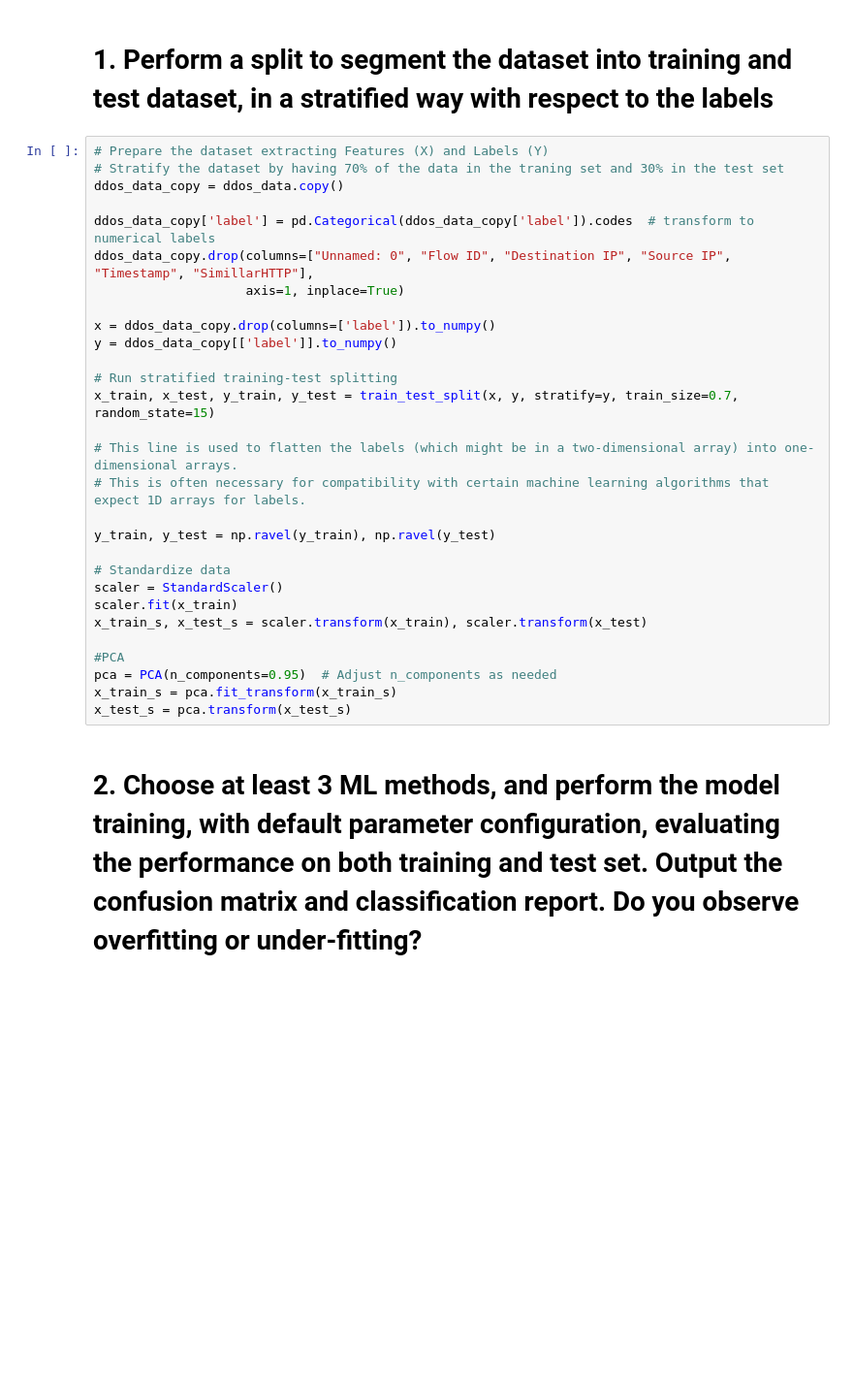
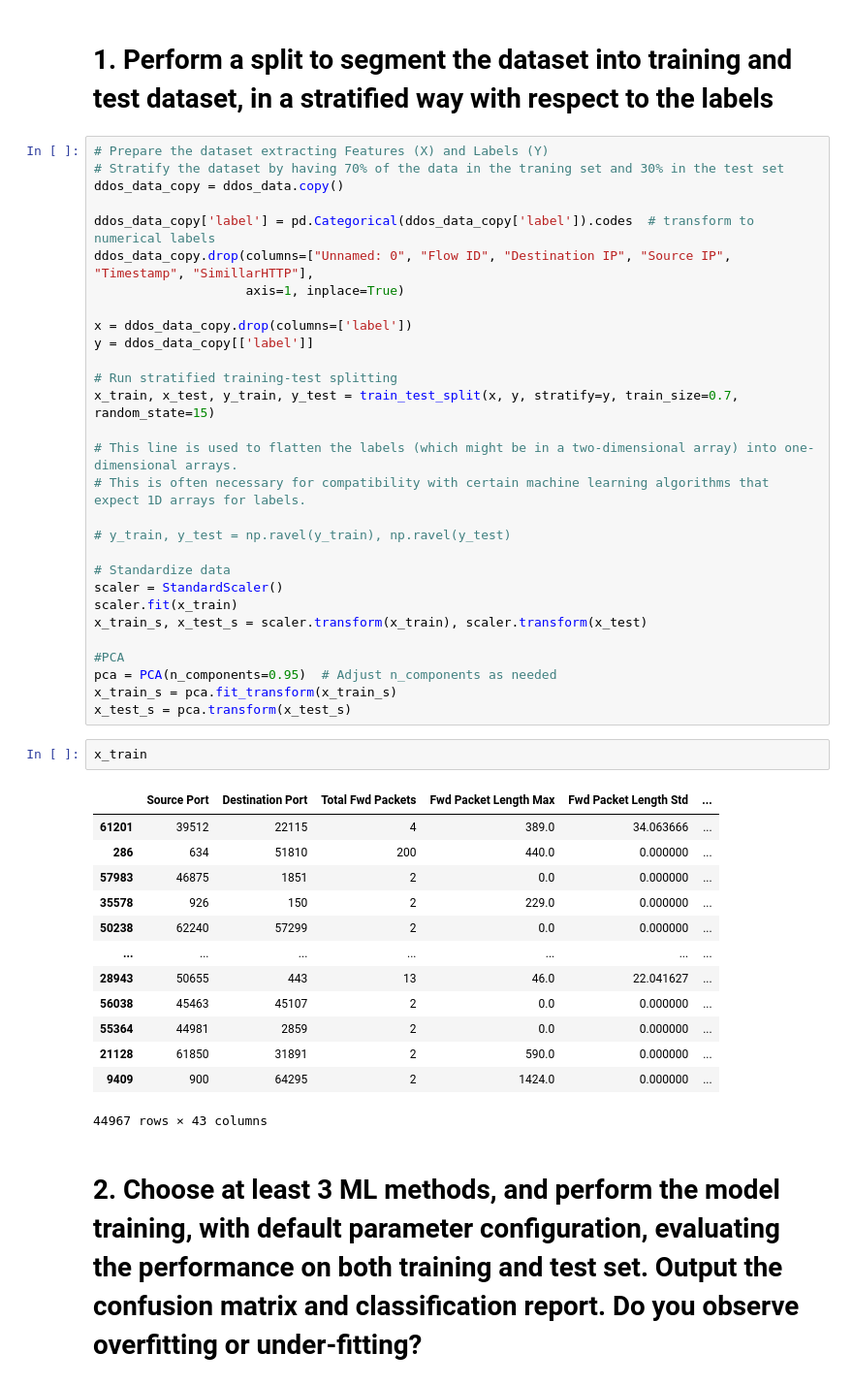
Before and after one commit to n4rciso/DDoS-Detection-using-Machine-Learning, a Jupyter notebook: ToSubmit/ML4N_Project_group9_Section_2.ipynb, the cells around one changed output. Shown: that part at 97% size. Cells and saved outputs as stored; diff of their text form; blank space fills up the shorter version.

```diff
--- a/ToSubmit/ML4N_Project_group9_Section_2.ipynb
+++ b/ToSubmit/ML4N_Project_group9_Section_2.ipynb
@@ -51,8 +51,8 @@ ddos_data_copy['label'] = pd.Categorical(ddos_data_copy['label']).codes  # trans
 ddos_data_copy.drop(columns=["Unnamed: 0", "Flow ID", "Destination IP", "Source IP", "Timestamp", "SimillarHTTP"],
                     axis=1, inplace=True)
 
-x = ddos_data_copy.drop(columns=['label']).to_numpy()
-y = ddos_data_copy[['label']].to_numpy()
+x = ddos_data_copy.drop(columns=['label'])
+y = ddos_data_copy[['label']]
 
 # Run stratified training-test splitting
 x_train, x_test, y_train, y_test = train_test_split(x, y, stratify=y, train_size=0.7, random_state=15)
@@ -60,7 +60,7 @@ x_train, x_test, y_train, y_test = train_test_split(x, y, stratify=y, train_size
 # This line is used to flatten the labels (which might be in a two-dimensional array) into one-dimensional arrays.
 # This is often necessary for compatibility with certain machine learning algorithms that expect 1D arrays for labels.
 
-y_train, y_test = np.ravel(y_train), np.ravel(y_test)
+# y_train, y_test = np.ravel(y_train), np.ravel(y_test)
 
 # Standardize data
 scaler = StandardScaler()
@@ -71,6 +71,22 @@ x_train_s, x_test_s = scaler.transform(x_train), scaler.transform(x_test)
 pca = PCA(n_components=0.95)  # Adjust n_components as needed
 x_train_s = pca.fit_transform(x_train_s)
 x_test_s = pca.transform(x_test_s)
+# %%
+x_train
+# %% [output]
+|  | Source Port | Destination Port | Total Fwd Packets | Fwd Packet Length Max | Fwd Packet Length Std | ... |
+| 61201 | 39512 | 22115 | 4 | 389.0 | 34.063666 | ... |
+| 286 | 634 | 51810 | 200 | 440.0 | 0.000000 | ... |
+| 57983 | 46875 | 1851 | 2 | 0.0 | 0.000000 | ... |
+| 35578 | 926 | 150 | 2 | 229.0 | 0.000000 | ... |
+| 50238 | 62240 | 57299 | 2 | 0.0 | 0.000000 | ... |
+| ... | ... | ... | ... | ... | ... | ... |
+| 28943 | 50655 | 443 | 13 | 46.0 | 22.041627 | ... |
+| 56038 | 45463 | 45107 | 2 | 0.0 | 0.000000 | ... |
+| 55364 | 44981 | 2859 | 2 | 0.0 | 0.000000 | ... |
+| 21128 | 61850 | 31891 | 2 | 590.0 | 0.000000 | ... |
+| 9409 | 900 | 64295 | 2 | 1424.0 | 0.000000 | ... |
+44967 rows × 43 columns
 # %% [markdown]
 # 2. Choose at least 3 ML methods, and perform the model training, with default parameter configuration, evaluating the performance on both training and test set. Output the confusion matrix and classification report. Do you observe overfitting or under-fitting?
 # %% [markdown]
```
Also changed, not shown: parts of 24 cells of this notebook.
